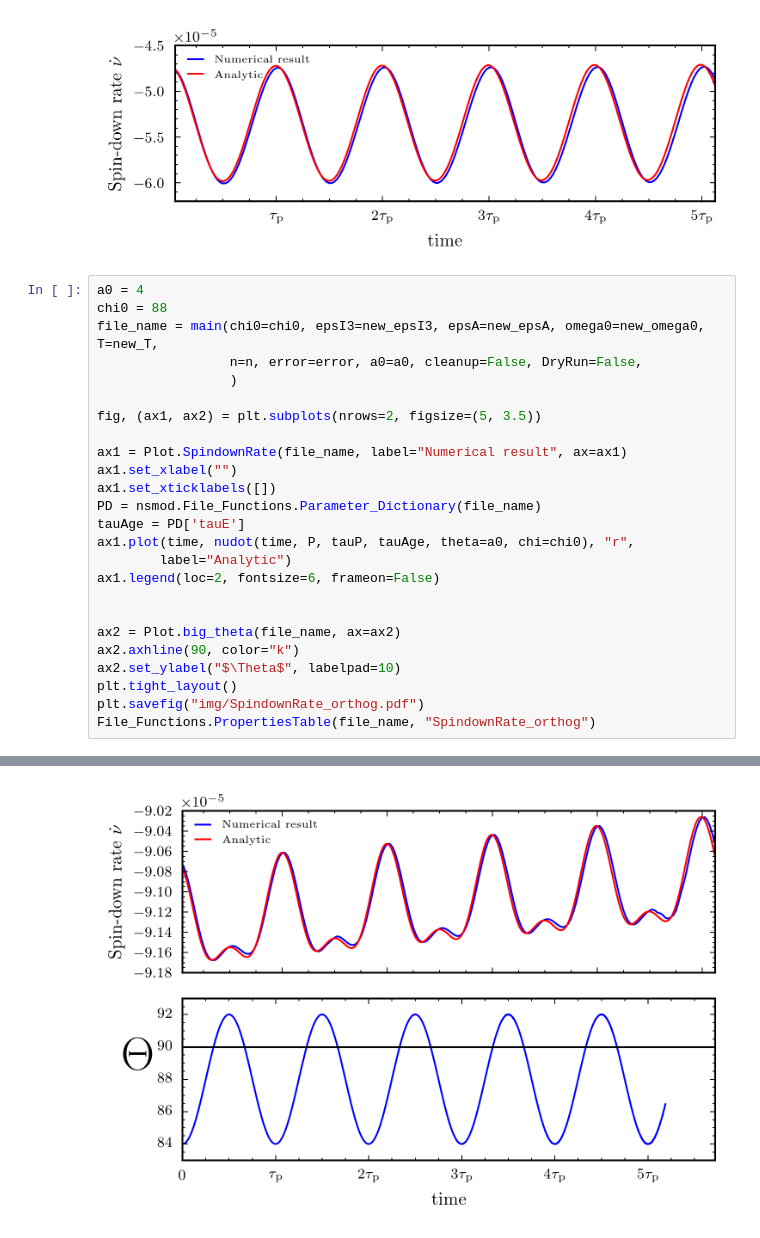
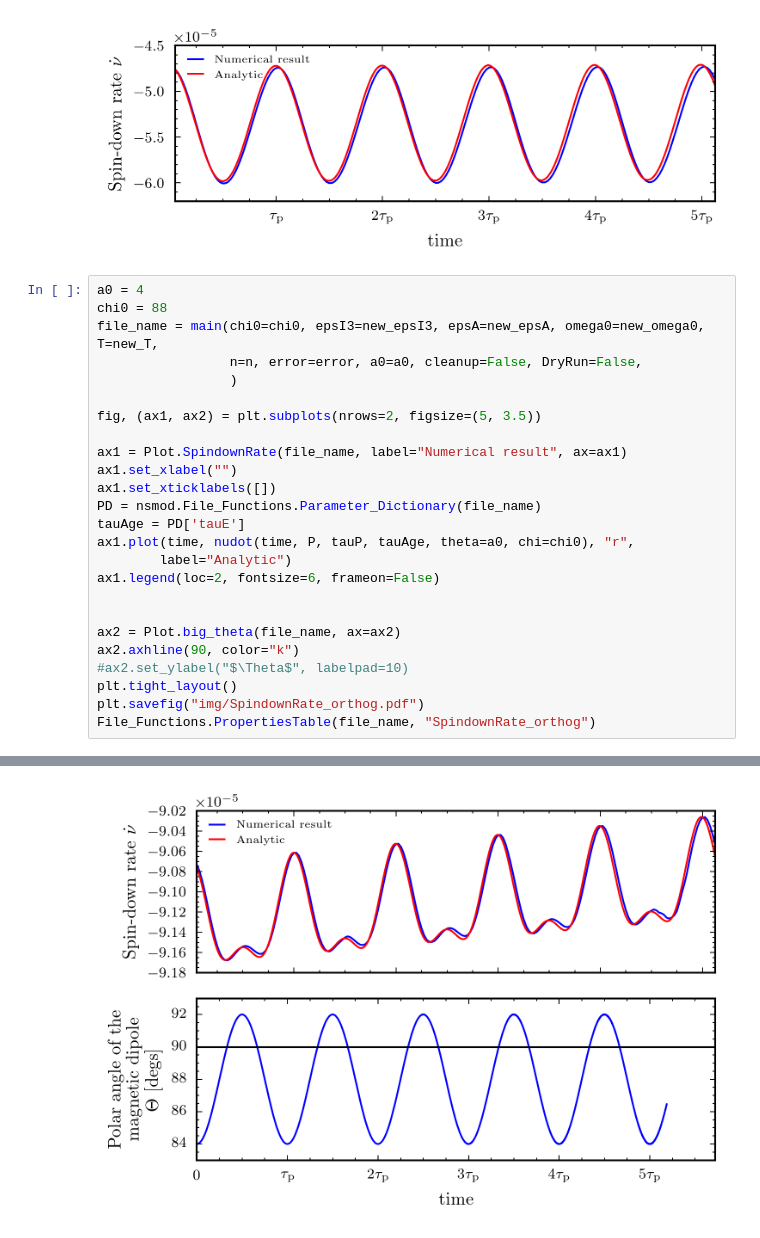
Before and after one commit to GregoryAshton/thesis, a Jupyter notebook: inertial_frame/SpindownRateModulations.ipynb, the cells around one changed output, grey strips where cells are left out. Saved outputs shown, nothing was run; the diff lists cells and outputs as text.

```diff
--- a/inertial_frame/SpindownRateModulations.ipynb
+++ b/inertial_frame/SpindownRateModulations.ipynb
@@ -97,32 +97,32 @@ ax1 = Plot.SpindownRate(file_name, label="Numerical result", ax=ax1)
 ax1.set_xlabel("")
 ax1.set_xticklabels([])
 PD = nsmod.File_Functions.Parameter_Dictionary(file_name)
 tauAge = PD['tauE']
 ax1.plot(time, nudot(time, P, tauP, tauAge, theta=a0, chi=chi0), "r",
         label="Analytic")
 ax1.legend(loc=2, fontsize=6, frameon=False)
 
 
 ax2 = Plot.big_theta(file_name, ax=ax2)
 ax2.axhline(90, color="k")
-ax2.set_ylabel("$\Theta$", labelpad=10)
+#ax2.set_ylabel("$\Theta$", labelpad=10)
 plt.tight_layout()
 plt.savefig("img/SpindownRate_orthog.pdf")
 File_Functions.PropertiesTable(file_name, "SpindownRate_orthog")
 # %% [output]
 WARNING: File already exists and cleanup=False
 ./data/Unknown_SpindownTorqueSwitching_1_chi0_8.8000000000e+01_omega0_1.55e+03_epsI3_4.65e-06_AnomTorqueSwitching_1_epsA_6.94e-09_a0_4.0000000000e+00_SwitchTime_1.00e+02_AnomTorque_1_upsilon_0.00e+00_ ...
 BETA FUNCTION IS USED
 BETA FUNCTION IS USED
 BETA FUNCTION IS USED
 BETA FUNCTION IS USED
 BETA FUNCTION IS USED
 BETA FUNCTION IS USED
 ./data/Unknown_SpindownTorqueSwitching_1_chi0_8.8000000000e+01_omega0_1.55e+03_epsI3_4.65e-06_AnomTorqueSwitching_1_epsA_6.94e-09_a0_4.0000000000e+00_SwitchTime_1.00e+02_AnomTorque_1_upsilon_0.00e+00_ ...
 BETA FUNCTION IS USED
 BETA FUNCTION IS USED
 BETA FUNCTION IS USED
 BETA FUNCTION IS USED
 BETA FUNCTION IS USED
 BETA FUNCTION IS USED
-[figure, old version]
+[figure, new version]
```
Also changed, not shown: 6 other files.
